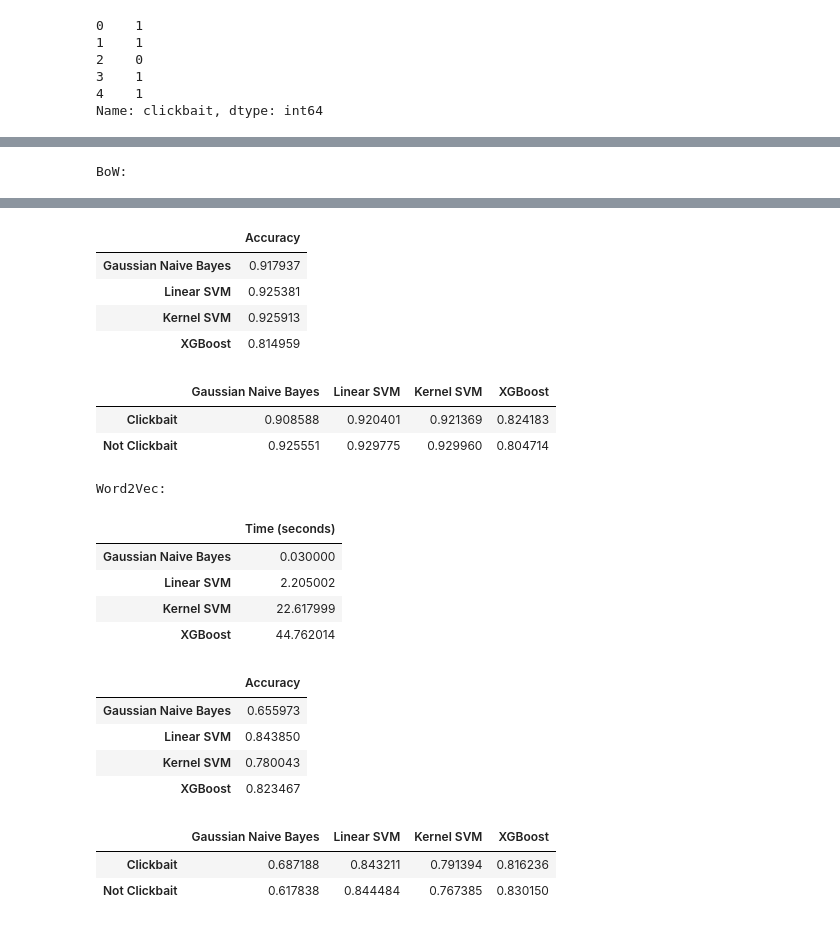
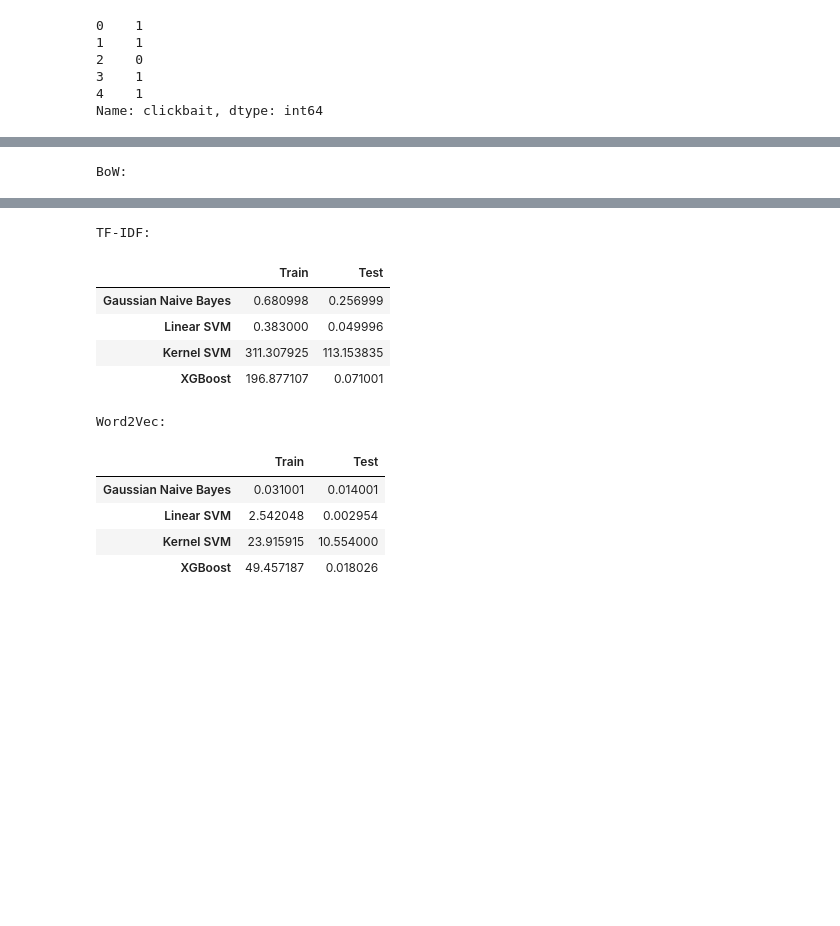
Before and after one commit to leoAshu/headline-classification, a Jupyter notebook: notebooks/model_selection.ipynb, the cells around one changed output, grey strips where cells are left out. Cells and saved outputs as stored; diff of their text form; code cells hidden in the pictures; blank space fills up the shorter version.

Commit message:
adds tf-idf embedding to model selection notebook

```diff
--- a/notebooks/model_selection.ipynb
+++ b/notebooks/model_selection.ipynb
@@ -130,14 +186,14 @@ Name: clickbait, dtype: int64
 # embedded train sets
 train_embeddings = {
     'BoW': x_train_bow,
-#     'tf-idf': x_train_tfidf,
+    'TF-IDF': x_train_tfidf,
     'Word2Vec': x_train_w2v,
 }
 
 # embedded validation sets
 valid_embeddings = {
     'BoW': x_valid_bow,
-#     'tf-idf': x_valid_tfidf,
+    'TF-IDF': x_valid_tfidf,
     'Word2Vec': x_valid_w2v,
 }
 
@@ -158,12 +214,14 @@ resultMap = {}
 
 # for each embedding
 for embedding_name, x_train_embedded in list(train_embeddings.items()):
-    print('\nembedding used:', embedding_name)
+    print('\n\t\t ' + embedding_name)
+    print('########################################\n')
 
     # initializing a result map to store model-wise results
     # stores results for one embedding
     results = {
         'time_to_train': [],
+        'time_to_test': [],
         'accuracy': [],
         'f1': []
     }
@@ -171,23 +229,35 @@ for embedding_name, x_train_embedded in list(train_embeddings.items()):
     # for each model
     for model_name, model in list(models.items()):
         # training start
-        print('training', model_name + "...")
+        print('training', model_name + '...')
         start_time = time.time()
 
         model.fit(x_train_embedded, y_train.values.ravel())
 
         # training end
         end_time = time.time()
-        print('training completed:', '{:.2f}'.format(end_time - start_time), 'seconds')
+        time_to_train = end_time - start_time
+        print('training completed:', '{:.2f}'.format(time_to_train), 'seconds')
+
+        # testing start
+        print('testing...')
+        start_time = time.time()
 
         # make predictions on validation set
         y_pred = model.predict(valid_embeddings[embedding_name])
 
-        # add results to result map
-        results['time_to_train'].append(end_time - start_time)
+        # testing end
+        end_time = time.time()
+        time_to_test = end_time - start_time
+        print('testing completed:', '{:.2f}'.format(time_to_test), 'seconds')
+
+        # add test results
+        results['time_to_train'].append(time_to_train)
+        results['time_to_test'].append(time_to_test)
         results['accuracy'].append(accuracy_score(y_valid, y_pred))
         results['f1'].append(f1_score(y_valid, y_pred, average=None))
 
     # adding model-wise results for each embedding
     resultMap[embedding_name] = results
+    print('\n########################################\n')
 # %% [output]
@@ -213,14 +281,16 @@ training completed: 44.76 seconds
 # %%
 # display results
+# compare time taken for training and testing
 for embedding_name, results in list(resultMap.items()):
     print('\n' + embedding_name + ':')
 
-    display(pd.DataFrame(results['time_to_train'], index=models.keys(), columns=['Time (seconds)']))
-
-    # accuracy
-    display(pd.DataFrame(results['accuracy'], index=models.keys(), columns=['Accuracy']))
-
-    # f1 score
-    display(pd.DataFrame(np.asarray(results['f1']).T, columns=models.keys(), index=['Clickbait', 'Not Clickbait']))
+    # time to train
+    display(pd.DataFrame(
+        {
+            'Train': results['time_to_train'],
+            'Test': results['time_to_test']
+        },
+        index=models.keys(),
+    ))
 # %% [output]
 BoW:
@@ -232,22 +302,12 @@ BoW:
+TF-IDF:
-|  | Accuracy |
-| Gaussian Naive Bayes | 0.917937 |
-| Linear SVM | 0.925381 |
-| Kernel SVM | 0.925913 |
-| XGBoost | 0.814959 |
+|  | Train | Test |
+| Gaussian Naive Bayes | 0.680998 | 0.256999 |
+| Linear SVM | 0.383000 | 0.049996 |
+| Kernel SVM | 311.307925 | 113.153835 |
+| XGBoost | 196.877107 | 0.071001 |
+Word2Vec:
-|  | Gaussian Naive Bayes | Linear SVM | Kernel SVM | XGBoost |
-| Clickbait | 0.908588 | 0.920401 | 0.921369 | 0.824183 |
-| Not Clickbait | 0.925551 | 0.929775 | 0.929960 | 0.804714 |
+|  | Train | Test |
+| Gaussian Naive Bayes | 0.031001 | 0.014001 |
+| Linear SVM | 2.542048 | 0.002954 |
+| Kernel SVM | 23.915915 | 10.554000 |
+| XGBoost | 49.457187 | 0.018026 |
-Word2Vec:
-|  | Time (seconds) |
-| Gaussian Naive Bayes | 0.030000 |
-| Linear SVM | 2.205002 |
-| Kernel SVM | 22.617999 |
-| XGBoost | 44.762014 |
-|  | Accuracy |
-| Gaussian Naive Bayes | 0.655973 |
-| Linear SVM | 0.843850 |
-| Kernel SVM | 0.780043 |
-| XGBoost | 0.823467 |
-|  | Gaussian Naive Bayes | Linear SVM | Kernel SVM | XGBoost |
-| Clickbait | 0.687188 | 0.843211 | 0.791394 | 0.816236 |
-| Not Clickbait | 0.617838 | 0.844484 | 0.767385 | 0.830150 |
```
Also changed, not shown: parts of 12 cells of this notebook.
